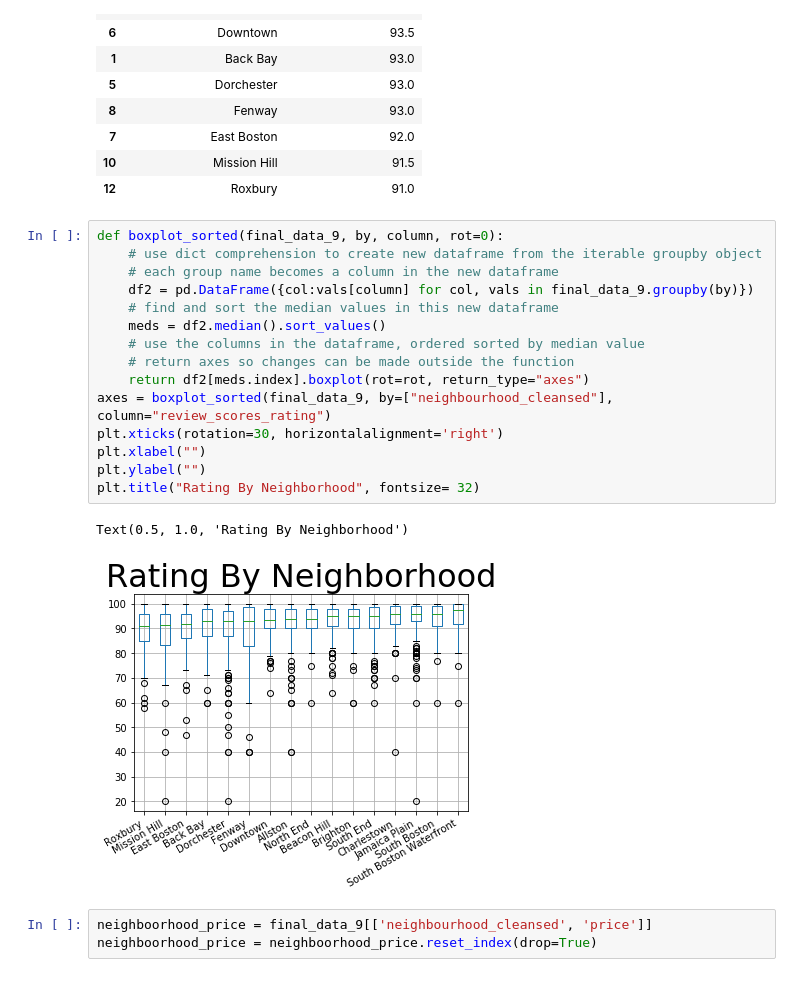
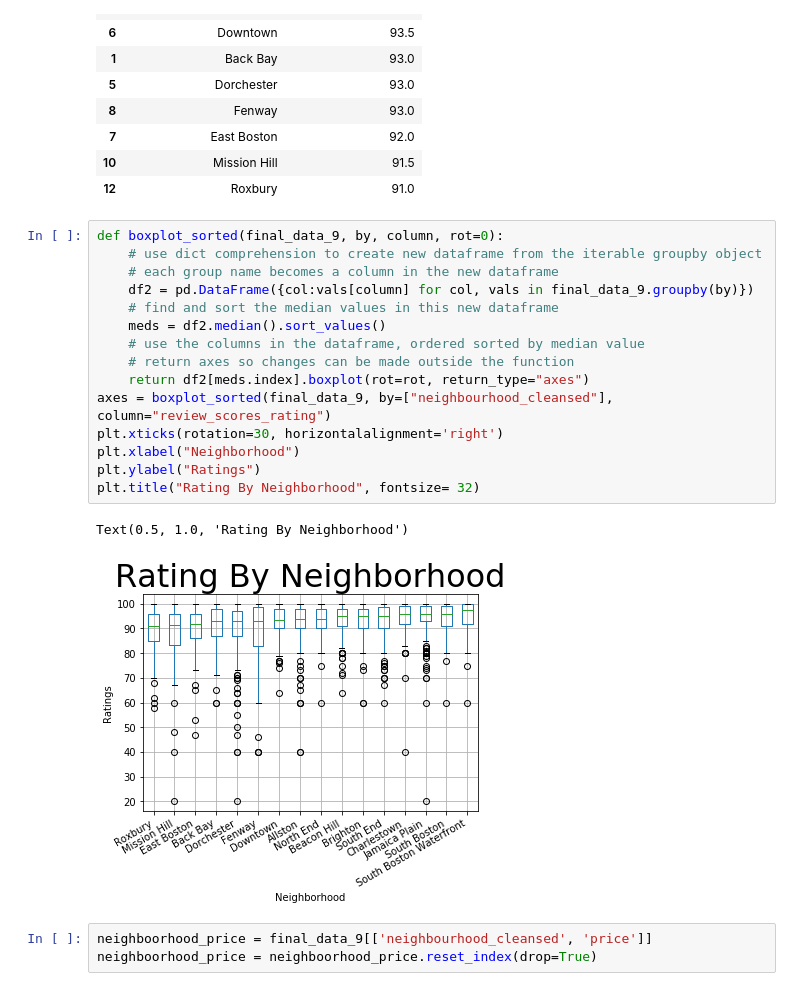
Before and after one commit to jnfost/Boston-Airbnb-EDA, a Jupyter notebook: project_restart2.ipynb, the cells around one changed output. Saved outputs shown, nothing was run; the diff lists cells and outputs as text.

```diff
--- a/project_restart2.ipynb
+++ b/project_restart2.ipynb
@@ -192,21 +192,21 @@ avg_rating
 # %%
 def boxplot_sorted(final_data_9, by, column, rot=0):
     # use dict comprehension to create new dataframe from the iterable groupby object
     # each group name becomes a column in the new dataframe
     df2 = pd.DataFrame({col:vals[column] for col, vals in final_data_9.groupby(by)})
     # find and sort the median values in this new dataframe
     meds = df2.median().sort_values()
     # use the columns in the dataframe, ordered sorted by median value
     # return axes so changes can be made outside the function
     return df2[meds.index].boxplot(rot=rot, return_type="axes")
 axes = boxplot_sorted(final_data_9, by=["neighbourhood_cleansed"], column="review_scores_rating")
 plt.xticks(rotation=30, horizontalalignment='right')
-plt.xlabel("")
-plt.ylabel("")
+plt.xlabel("Neighborhood")
+plt.ylabel("Ratings")
 plt.title("Rating By Neighborhood", fontsize= 32)
 # %% [output]
 Text(0.5, 1.0, 'Rating By Neighborhood')
-[figure, old version]
+[figure, new version]
 # %%
 neighboorhood_price = final_data_9[['neighbourhood_cleansed', 'price']]
 neighboorhood_price = neighboorhood_price.reset_index(drop=True)
```
Also changed, not shown: parts of 1 cell of this notebook.
